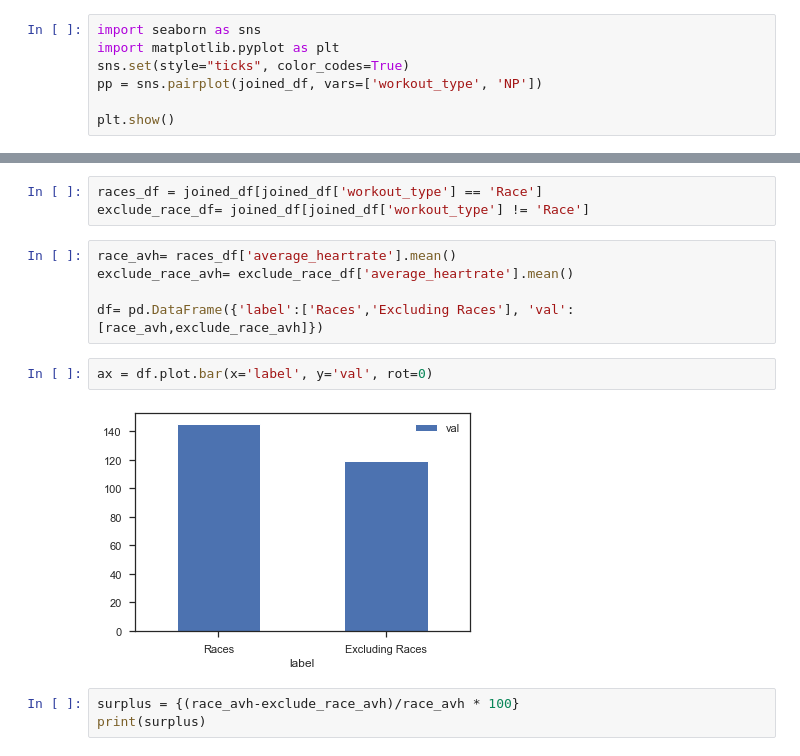
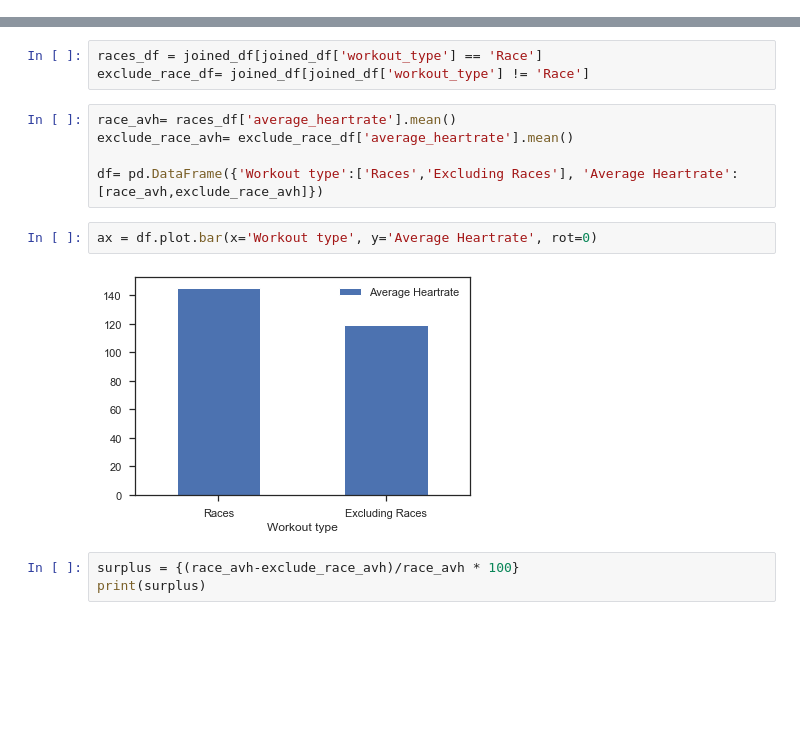
Before and after one commit to bhagyashreedhebe/Portfolios, a Jupyter notebook: Portfolio 1.ipynb, the cells around one changed output, grey strips where cells are left out. Cells and saved outputs as stored; diff of their text form; blank space fills up the shorter version.

```diff
--- a/Portfolio 1.ipynb
+++ b/Portfolio 1.ipynb
@@ -196,10 +191,3 @@ joined_df.groupby('workout_type').median()
 3 rows × 366 columns
 # %% [markdown]
 * If the rides are grouped by the 'workout_type' field and median of those values is taken it is evident Normalized power of the workout_type Race is the highest. It can be considered as an indicator of how challenging the workout type is.
-# %%
-import seaborn as sns
-import matplotlib.pyplot as plt
-sns.set(style="ticks", color_codes=True)
-pp = sns.pairplot(joined_df, vars=['workout_type', 'NP'])
-
-plt.show()
@@ -212,11 +198,11 @@ exclude_race_df= joined_df[joined_df['workout_type'] != 'Race']
 race_avh= races_df['average_heartrate'].mean()
 exclude_race_avh= exclude_race_df['average_heartrate'].mean()
 
-df= pd.DataFrame({'label':['Races','Excluding Races'], 'val':[race_avh,exclude_race_avh]})
+df= pd.DataFrame({'Workout type':['Races','Excluding Races'], 'Average Heartrate':[race_avh,exclude_race_avh]})
 # %%
-ax = df.plot.bar(x='label', y='val', rot=0)
+ax = df.plot.bar(x='Workout type', y='Average Heartrate', rot=0)
 # %% [output]
-[figure, old version]
+[figure, new version]
 # %%
 surplus = {(race_avh-exclude_race_avh)/race_avh * 100}
 print(surplus)
```
Also changed, not shown: parts of 4 cells of this notebook.
